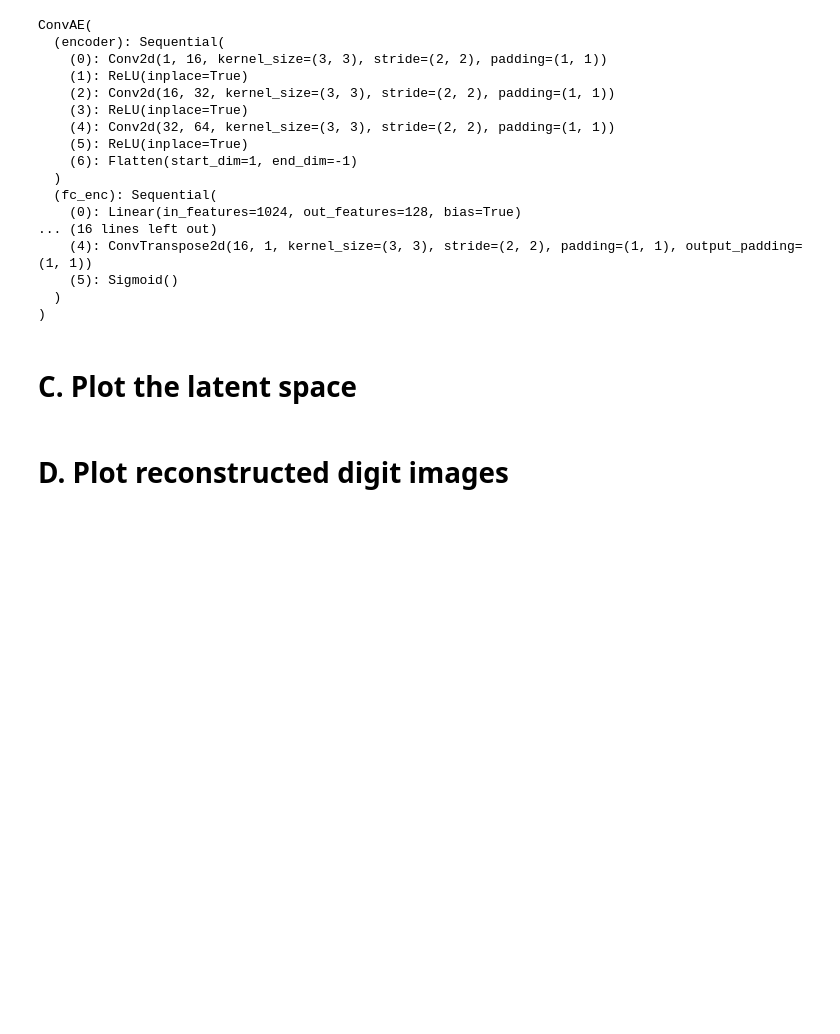
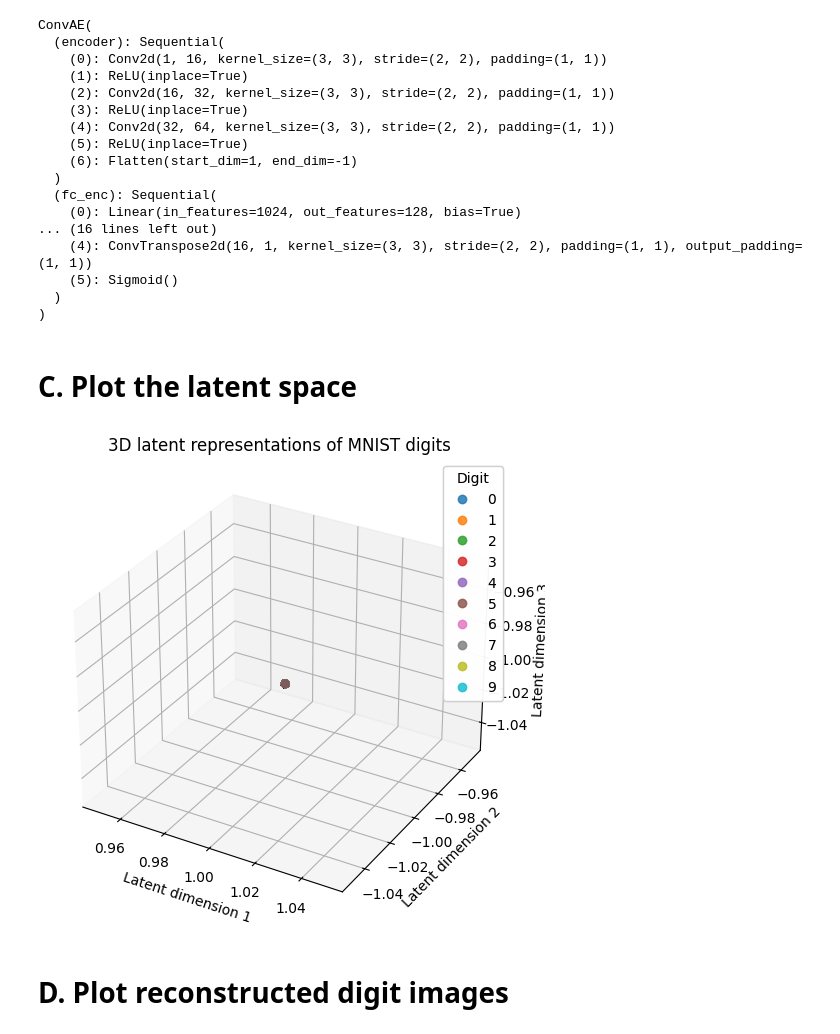
Before and after one commit to eth-tran/CS479-Assignment-4, a Jupyter notebook: a4q3.ipynb, the cells around one changed output. Drawn from its saved outputs; the diff is of its cells as text; code cells hidden in the pictures; blank space fills up the shorter version.

```diff
--- a/a4q3.ipynb
+++ b/a4q3.ipynb
@@ -213,2 +207,31 @@ ax = fig.add_subplot(111, projection='3d')
+# %%
+# Or you can plot a 3D scatter plot.
+fig = plt.figure(figsize=(7,6))
+ax = fig.add_subplot(111, projection='3d')
+
+#===== YOUR CODE HERE =====
+
+net.eval()
+all_x, all_t = next(iter(train_all))
+all_x = all_x.to(device)
+
+with torch.no_grad():
+    h = net.encode(all_x).cpu().numpy()  # shape [1024, 3]
+labels = all_t.numpy()
+
+sc = ax.scatter(h[:,0], h[:,1], h[:,2],
+                c=labels, cmap='tab10', s=30, alpha=0.8)
+
+ax.set_xlabel('Latent dimension 1')
+ax.set_ylabel('Latent dimension 2')
+ax.set_zlabel('Latent dimension 3')
+ax.set_title('3D latent representations of MNIST digits')
+
+legend = ax.legend(*sc.legend_elements(), title="Digit")
+ax.add_artist(legend)
+
+plt.show()
+# %% [output]
+[figure, added]
 # %% [markdown]
 # D. Plot reconstructed digit images
```
Also changed, not shown: parts of 2 cells of this notebook.
